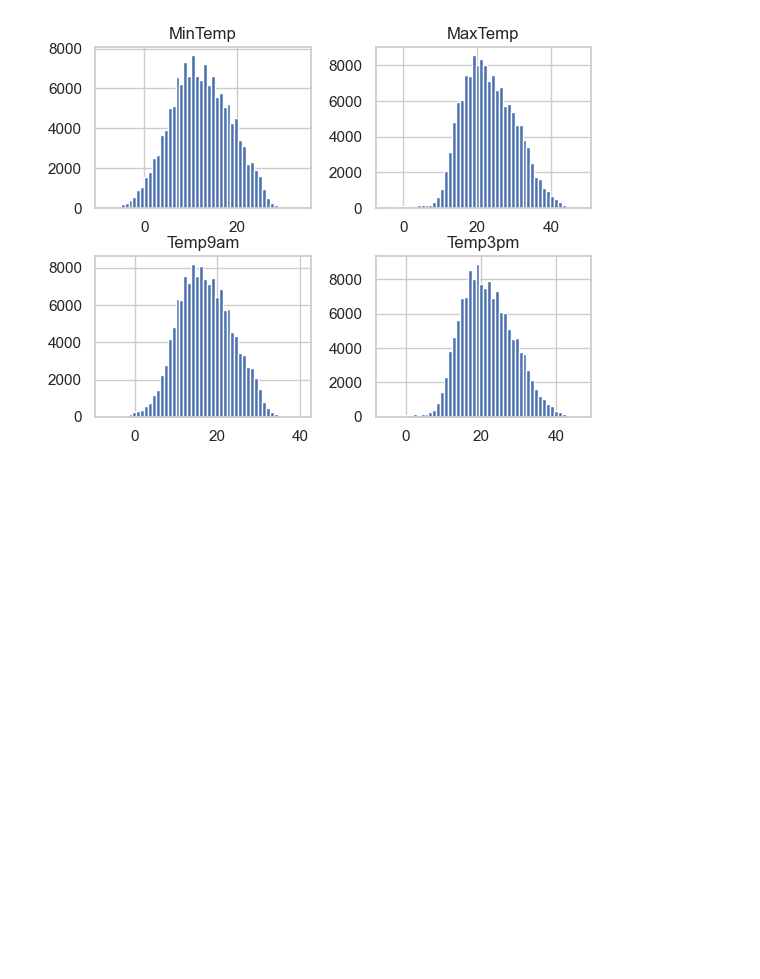
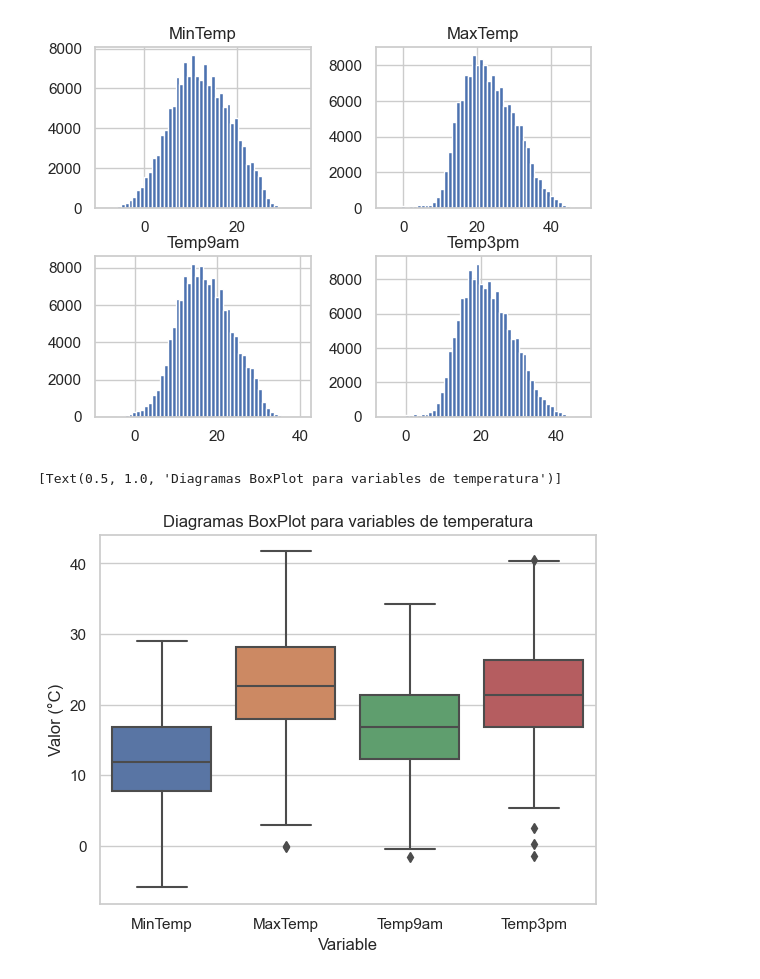
Before and after one commit to diegosarina-ceia/AMq1, a Jupyter notebook: PruebasDiego_TPFinal.ipynb, the cells around one changed output. Cells and saved outputs as stored; diff of their text form; code cells hidden in the pictures; blank space fills up the shorter version.

```diff
--- a/PruebasDiego_TPFinal.ipynb
+++ b/PruebasDiego_TPFinal.ipynb
@@ -169,7 +172,9 @@ Temperaturas mínima y máxima en grados Celsius para la observación, respectiv
 
 Tipo: Cuantitativa continua (de intervalo).
 # %%
-dataset[['MinTemp', 'MaxTemp', 'Temp9am', 'Temp3pm']].info()
+TEMP_VARS = ['MinTemp', 'MaxTemp', 'Temp9am', 'Temp3pm']
+
+dataset[TEMP_VARS].info()
 # %% [output]
 <class 'pandas.core.frame.DataFrame'>
 RangeIndex: 145460 entries, 0 to 145459
@@ -202,3 +207,13 @@ array([[<Axes: title={'center': 'MinTemp'}>,
        [<Axes: title={'center': 'Temp9am'}>,
         <Axes: title={'center': 'Temp3pm'}>]], dtype=object)
 [figure]
+# %%
+#sns.boxplot(data = pd.melt(dataset))
+melt_dataset = pd.melt(dataset.sample(1000))
+#melt_dataset = pd.melt(dataset)
+melt_dataset = melt_dataset[melt_dataset['variable'].isin(TEMP_VARS)]
+melt_dataset = melt_dataset.rename({'variable': 'Variable', 'value': 'Valor (°C)'}, axis=1)
+sns.boxplot(data = melt_dataset, x = 'Variable', y = 'Valor (°C)', labels=["Length"]).set(title='Diagramas BoxPlot para variables de temperatura')
+# %% [output]
+[Text(0.5, 1.0, 'Diagramas BoxPlot para variables de temperatura')]
+[figure, added]
```
Also changed, not shown: parts of 5 cells of this notebook.
